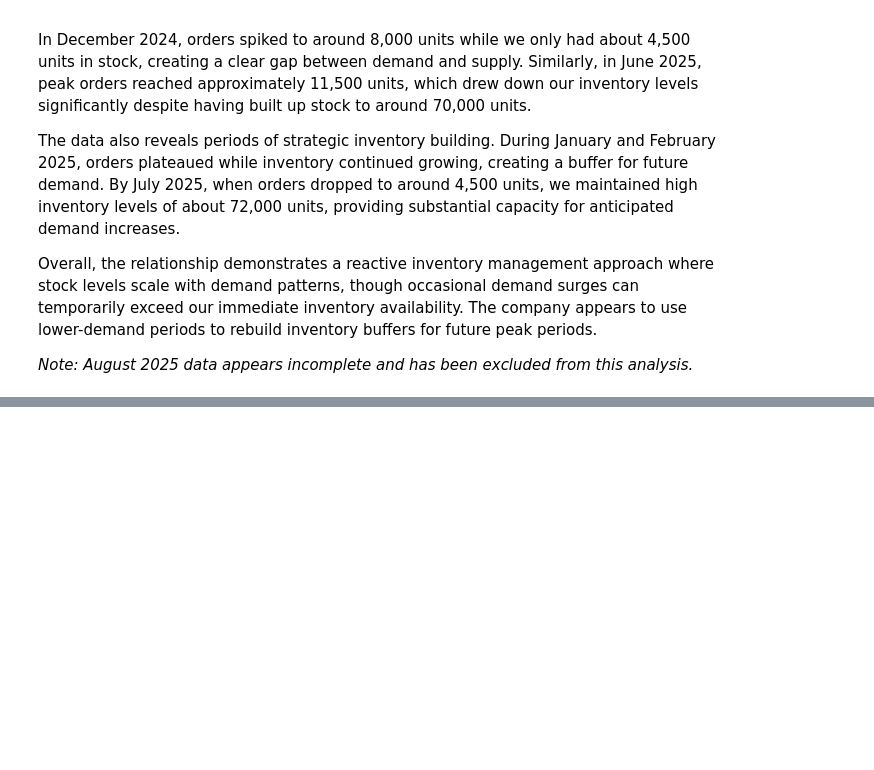
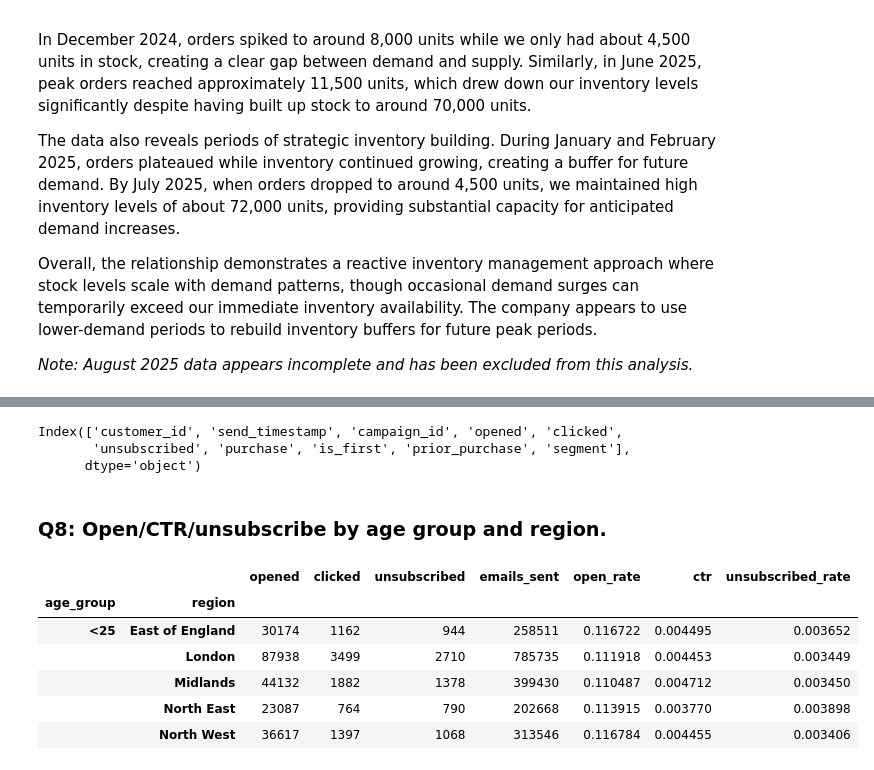
Before and after one commit to Barahow/Operational-CRM-Analysis-Retention-Funnel-and-Repurchase-Insights, a Jupyter notebook: notebooks/eda/01_descriptive_analysis.ipynb.ipynb, the cells around one changed output, grey strips where cells are left out. Saved outputs shown, nothing was run; the diff lists cells and outputs as text; code cells hidden in the pictures; blank space fills up the shorter version.

```diff
--- a/notebooks/eda/01_descriptive_analysis.ipynb.ipynb
+++ b/notebooks/eda/01_descriptive_analysis.ipynb.ipynb
@@ -311,0 +491,8 @@ Overall, the relationship demonstrates a reactive inventory management approach
+# %%
+full_customer_segment.columns
+# %% [output]
+Index(['customer_id', 'send_timestamp', 'campaign_id', 'opened', 'clicked',
+       'unsubscribed', 'purchase', 'is_first', 'prior_purchase', 'segment'],
+      dtype='object')
+# %% [markdown]
+###  Q8: Open/CTR/unsubscribe by age group and region.
@@ -311,0 +506,34 @@ Overall, the relationship demonstrates a reactive inventory management approach
+# %%
+
+
+bins = [0, 24, 34, 44, 54, 64, 200]
+labels = ['<25', '25-34', '35-44', '45-54', '55-64', '65+']
+engagement_with_demo['age_group'] = pd.cut(engagement_with_demo['age'], bins=bins, labels=labels, right=True)
+
+agg_segments = (
+    engagement_with_demo
+    .groupby(['age_group','region'])
+    .agg({
+        'opened':'sum',
+        'clicked':'sum',
+        'unsubscribed':'sum',
+        'campaign_id':'count'
+    }).rename(columns= {'campaign_id':'emails_sent'})
+)
+
+
+agg_segments['open_rate']=agg_segments['opened']/ agg_segments['emails_sent']
+
+agg_segments['ctr']=agg_segments['clicked']/ agg_segments['emails_sent']
+
+agg_segments['unsubscribed_rate']=agg_segments['unsubscribed']/ agg_segments['emails_sent']
+# %%
+agg_segments.head(5)
+# %% [output]
+|  |  | opened | clicked | unsubscribed | emails_sent | open_rate | ctr | unsubscribed_rate |
+| age_group | region |  |  |  |  |  |  |  |
+| <25 | East of England | 30174 | 1162 | 944 | 258511 | 0.116722 | 0.004495 | 0.003652 |
+|  | London | 87938 | 3499 | 2710 | 785735 | 0.111918 | 0.004453 | 0.003449 |
+|  | Midlands | 44132 | 1882 | 1378 | 399430 | 0.110487 | 0.004712 | 0.003450 |
+|  | North East | 23087 | 764 | 790 | 202668 | 0.113915 | 0.003770 | 0.003898 |
+|  | North West | 36617 | 1397 | 1068 | 313546 | 0.116784 | 0.004455 | 0.003406 |
```
Also changed, not shown: parts of 20 cells of this notebook, 2 other files.
